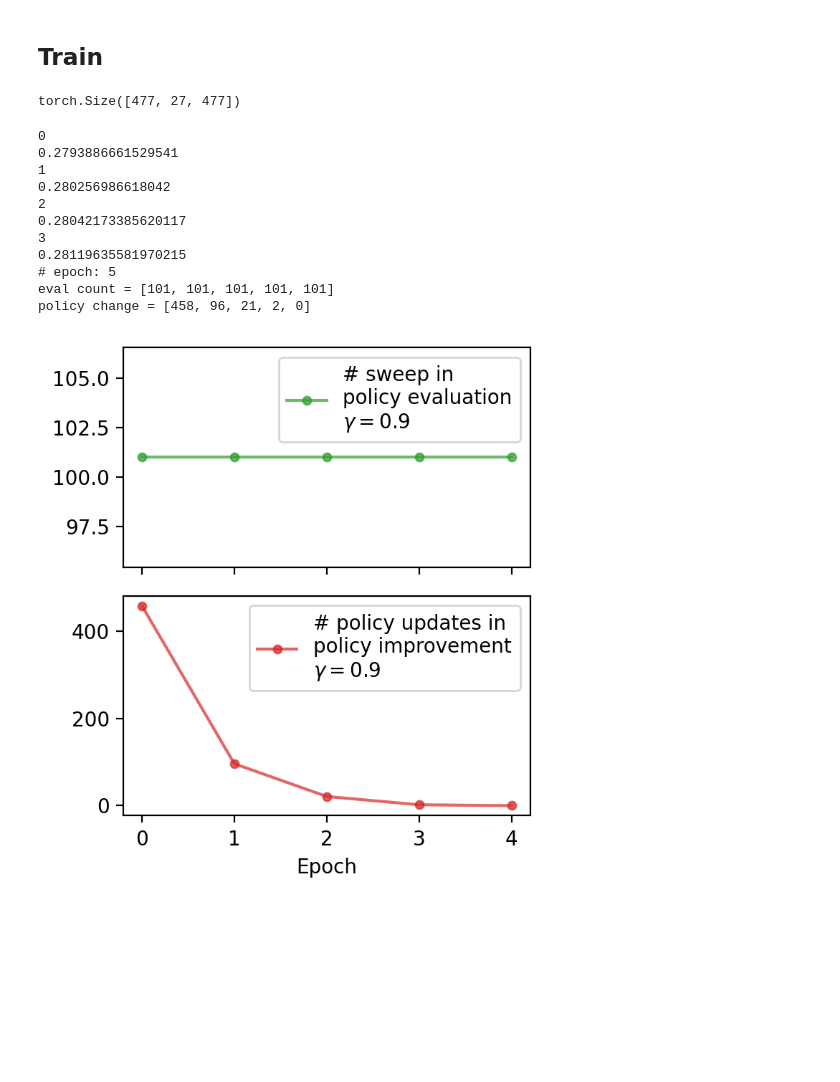
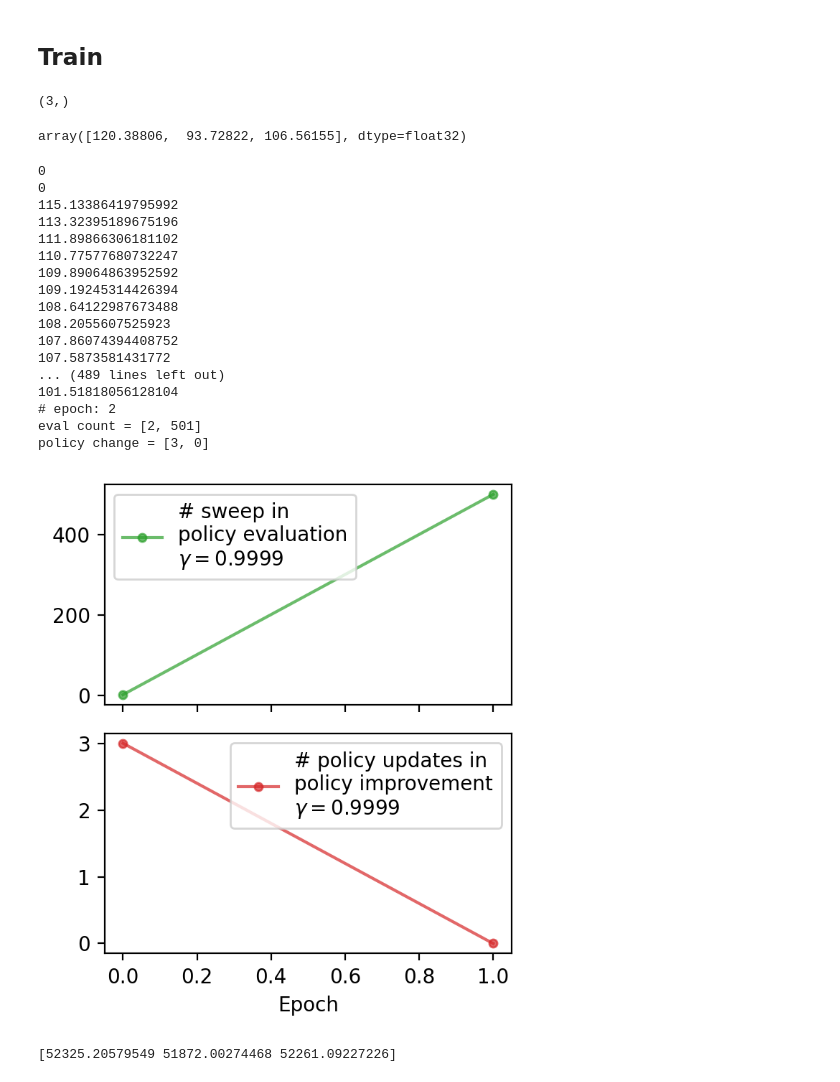
Before and after one commit to MHamza-Y/State-Space-Discretization, a Jupyter notebook: policy_iteration_train.ipynb, the cells around one changed output. Cells and saved outputs as stored; diff of their text form; code cells hidden in the pictures; blank space fills up the shorter version.

```diff
--- a/policy_iteration_train.ipynb
+++ b/policy_iteration_train.ipynb
@@ -16,0 +13,14 @@ samples = np.load(load_path,allow_pickle=True)[()]
+# %%
+device = 'cpu'
+load_path = os.path.join("tmp", "ibqf-out/ibq_samples.npy")
+#load_path = os.path.join("tmp", "ibq_samples_50m.npy")
+mdp_save_path = 'dynamic_programming/mdp_model.pkl'
+sa_reward = False
+samples = np.load(load_path,allow_pickle=True)[()]
+
+
+print(samples['rewards'].mean())
+print(samples['rewards'].size)
+samples['rewards'] = samples['rewards'] + np.abs(samples['rewards'].min())
+print(samples['rewards'].min())
+print(np.unique(samples['obs']).size)
@@ -27,28 +45,45 @@ print(end - start)
+# %%
+mdp_model = MDPModel.load(mdp_save_path)
+# mdp_model.reward_function = torch.nan_to_num(mdp_model.reward_function, nan=samples['rewards'].min())
+# mdp_model.transition_model = torch.nan_to_num(mdp_model.transition_model)
 # %% [markdown]
 ## Train
 # %%
-mdp_model.transition_model.shape
+mdp_model.reward_function.shape
 # %% [output]
-torch.Size([477, 27, 477])
+(3,)
-# %%
-solver = PolicyIteration(mdp_model.reward_function.numpy(), mdp_model.transition_model.numpy(), gamma=0.9)
-solver.train()
-# %% [output]
-0
-0.2793886661529541
-1
-0.280256986618042
-2
-0.28042173385620117
-3
-0.28119635581970215
-# epoch: 5
-eval count = [101, 101, 101, 101, 101]
-policy change = [458, 96, 21, 2, 0]
-[figure, removed]
+# %%
+mdp_model.reward_function
+# %% [output]
+array([120.38806,  93.72822, 106.56155], dtype=float32)
 # %%
+solver = PolicyIteration(mdp_model.reward_function, mdp_model.transition_model, gamma=0.9999, sa_reward=sa_reward)
+solver.train(total_epochs=100,eval_epochs=500)
 policy_save_path = 'dynamic_programming/ib_policy.pkl'
 
-trained_policy = Policy(policy_table=solver.policy, state_to_index=mdp_model.state_to_index,
+trained_policy = DPPolicy(policy_table=solver.policy, state_to_index=mdp_model.state_to_index,
                         index_to_action=mdp_model.index_to_actions)
 trained_policy.save(policy_save_path)
+# %% [output]
+0
+0
+115.13386419795992
+113.32395189675196
+111.89866306181102
+110.77577680732247
+109.89064863952592
+109.19245314426394
+108.64122987673488
+108.2055607525923
+107.86074394408752
+107.5873581431772
+... (489 lines left out)
+101.51818056128104
+# epoch: 2
+eval count = [2, 501]
+policy change = [3, 0]
+[figure, added]
+# %%
+print(solver.values)
+# %% [output]
+[52325.20579549 51872.00274468 52261.09227226]
```
Also changed, not shown: parts of 5 cells of this notebook, 36 other files.
